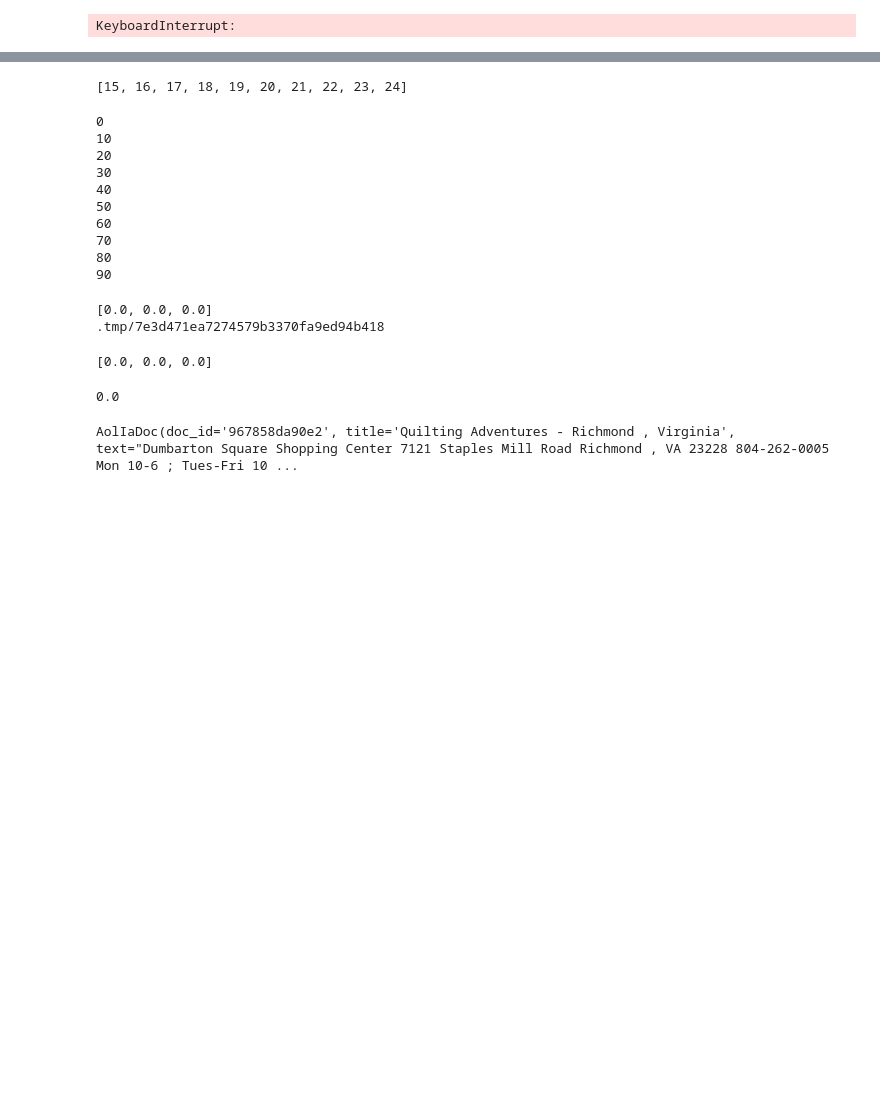
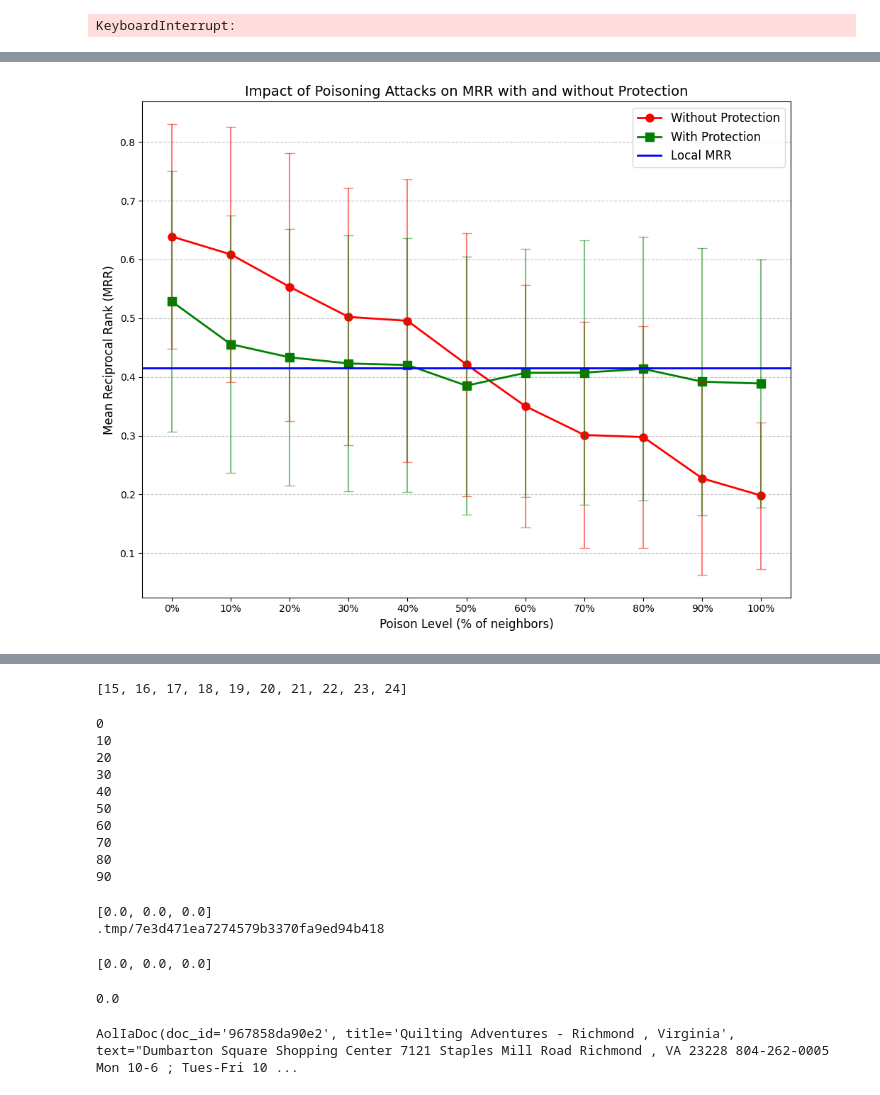
Before and after one commit to mg98/autonomos, a Jupyter notebook: notebook.ipynb, the cells around one changed output, grey strips where cells are left out. Drawn from its saved outputs; the diff is of its cells as text; code cells hidden in the pictures; blank space fills up the shorter version.

```diff
--- a/notebook.ipynb
+++ b/notebook.ipynb
@@ -557,3 +592,63 @@ plt.tight_layout()
+# %%
+# Create a line plot showing MRR values with paired comparisons
+plt.figure(figsize=(10, 8))
+
+# Define columns to use
+local_mrr = poison_results[1]  # Local MRR (column 2)
+poison_levels = [0, 10, 20, 30, 40, 50, 60, 70, 80, 90, 100]  # Poison percentages
+
+# Calculate mean values for each condition
+local_mean = local_mrr.mean()
+regular_means = []
+protected_means = []
+
+# Calculate standard deviations for error bars
+local_std = local_mrr.std()
+regular_stds = []
+protected_stds = []
+
+# Collect data for each poison level
+for i in range(len(poison_levels)):
+    # Column indices for regular and protected versions
+    regular_col = i + 2  # Starting from column 3 (index 2)
+    protected_col = i + 13  # Starting from column 14 (index 13)
+
+    # Calculate means
+    regular_means.append(poison_results[regular_col].mean())
+    protected_means.append(poison_results[protected_col].mean())
+
+    # Calculate standard deviations
+    regular_stds.append(poison_results[regular_col].std())
+    protected_stds.append(poison_results[protected_col].std())
+
+# Plot the lines
+plt.plot(poison_levels, regular_means, 'o-', color='red', linewidth=2, markersize=8, label='Without Protection')
+plt.plot(poison_levels, protected_means, 's-', color='green', linewidth=2, markersize=8, label='With Protection')
+
+# Add error bars
+plt.errorbar(poison_levels, regular_means, yerr=regular_stds, fmt='none', ecolor='red', capsize=5, alpha=0.5)
+plt.errorbar(poison_levels, protected_means, yerr=protected_stds, fmt='none', ecolor='green', capsize=5, alpha=0.5)
+
+# Add horizontal line for local MRR
+plt.axhline(y=local_mean, color='blue', linestyle='-', linewidth=2, label='Local MRR')
+
+# Add grid for better readability
+plt.grid(axis='y', linestyle='--', alpha=0.7)
+
+# Set labels and title
+plt.xlabel('Poison Level (% of neighbors)', fontsize=12)
+plt.ylabel('Mean Reciprocal Rank (MRR)', fontsize=12)
+plt.title('Impact of Poisoning Attacks on MRR with and without Protection', fontsize=14)
+
+# Set x-axis ticks
+plt.xticks(poison_levels, [f'{level}%' for level in poison_levels])
+
+# Add legend
+plt.legend(loc='upper right', fontsize=12)
+
+plt.tight_layout()
+# %% [output]
+[figure, added]
 # %%
 # Calculate statistics for columns 24-34
 import pandas as pd
```
Also changed, not shown: parts of 14 cells of this notebook, 27 other files.
